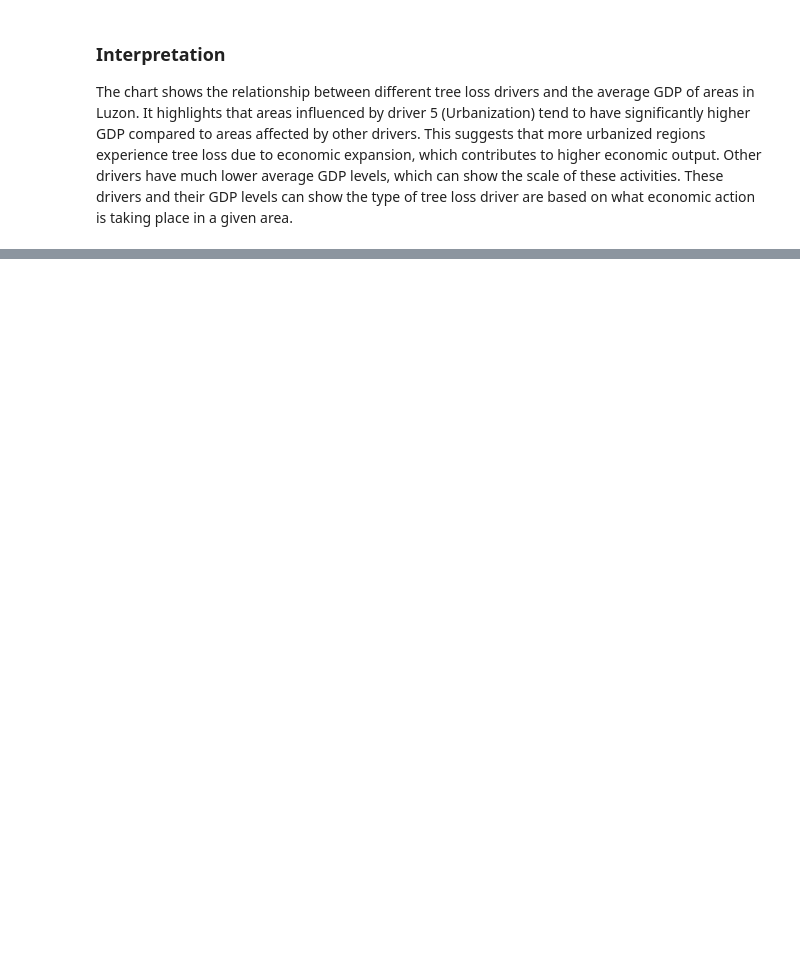
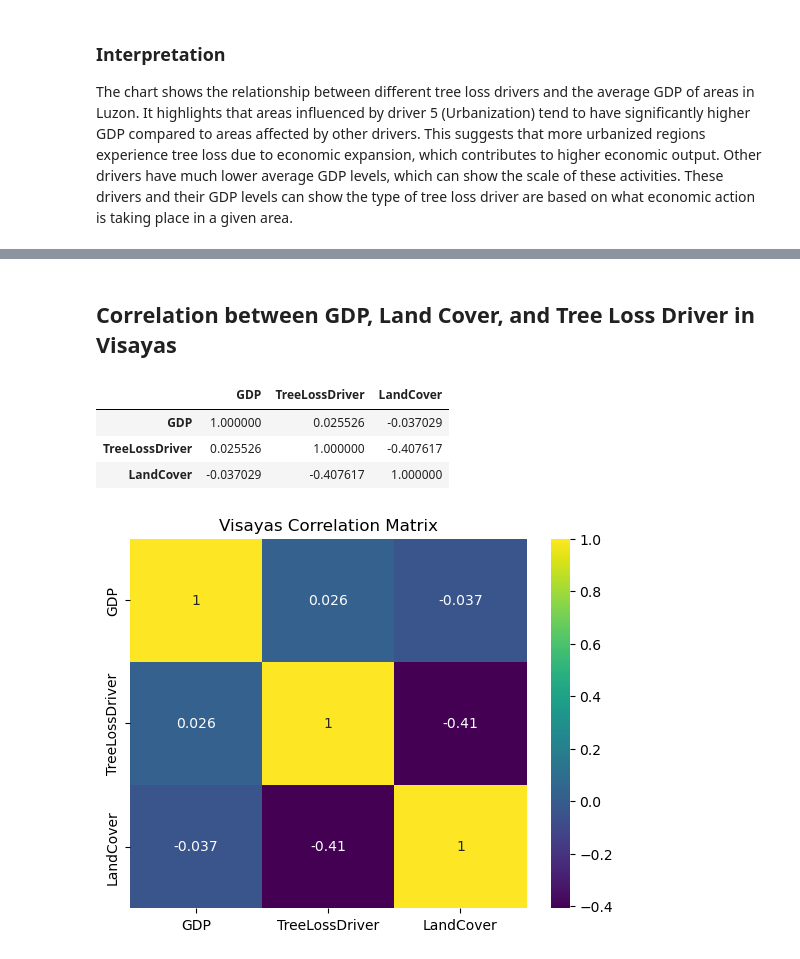
Before and after one commit to JacyNateLiu/CMEPHY1, a Jupyter notebook: cmephy.ipynb, the cells around one changed output, grey strips where cells are left out. Drawn from its saved outputs; the diff is of its cells as text; code cells hidden in the pictures; blank space fills up the shorter version.

```diff
--- a/cmephy.ipynb
+++ b/cmephy.ipynb
@@ -594,0 +685,16 @@ The chart shows the relationship between different tree loss drivers and the ave
+# %% [markdown]
+## Correlation between GDP, Land Cover, and Tree Loss Driver in Visayas
+# %%
+corr_visayas = visayas_df[["GDP", "TreeLossDriver", "LandCover"]].corr()
+corr_visayas
+# %% [output]
+|  | GDP | TreeLossDriver | LandCover |
+| GDP | 1.000000 | 0.025526 | -0.037029 |
+| TreeLossDriver | 0.025526 | 1.000000 | -0.407617 |
+| LandCover | -0.037029 | -0.407617 | 1.000000 |
+# %%
+sns.heatmap(corr_visayas, annot=True, cmap="viridis")
+plt.title("Visayas Correlation Matrix")
+plt.show()
+# %% [output]
+[figure, added]
```
Also changed, not shown: parts of 42 cells of this notebook.
